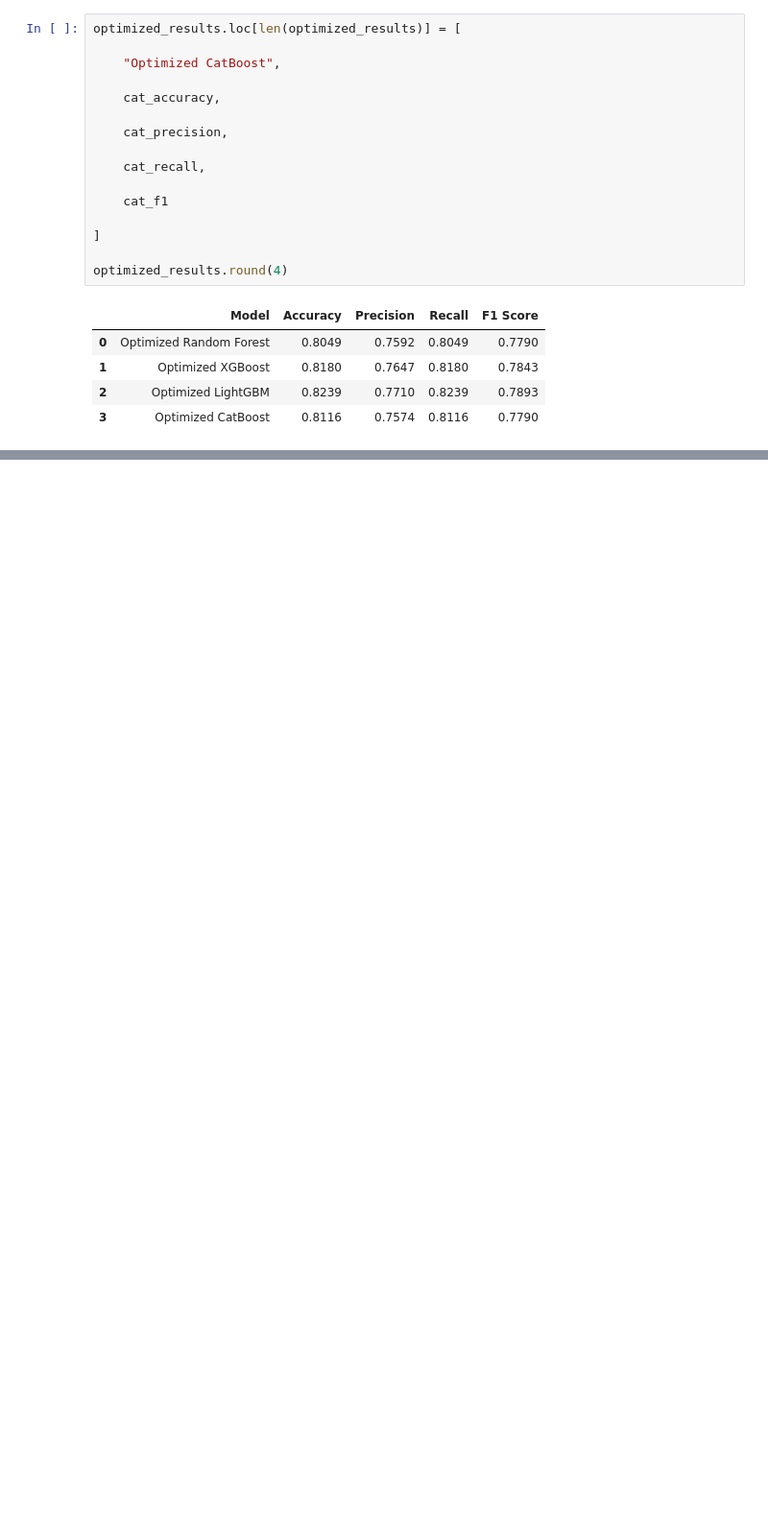
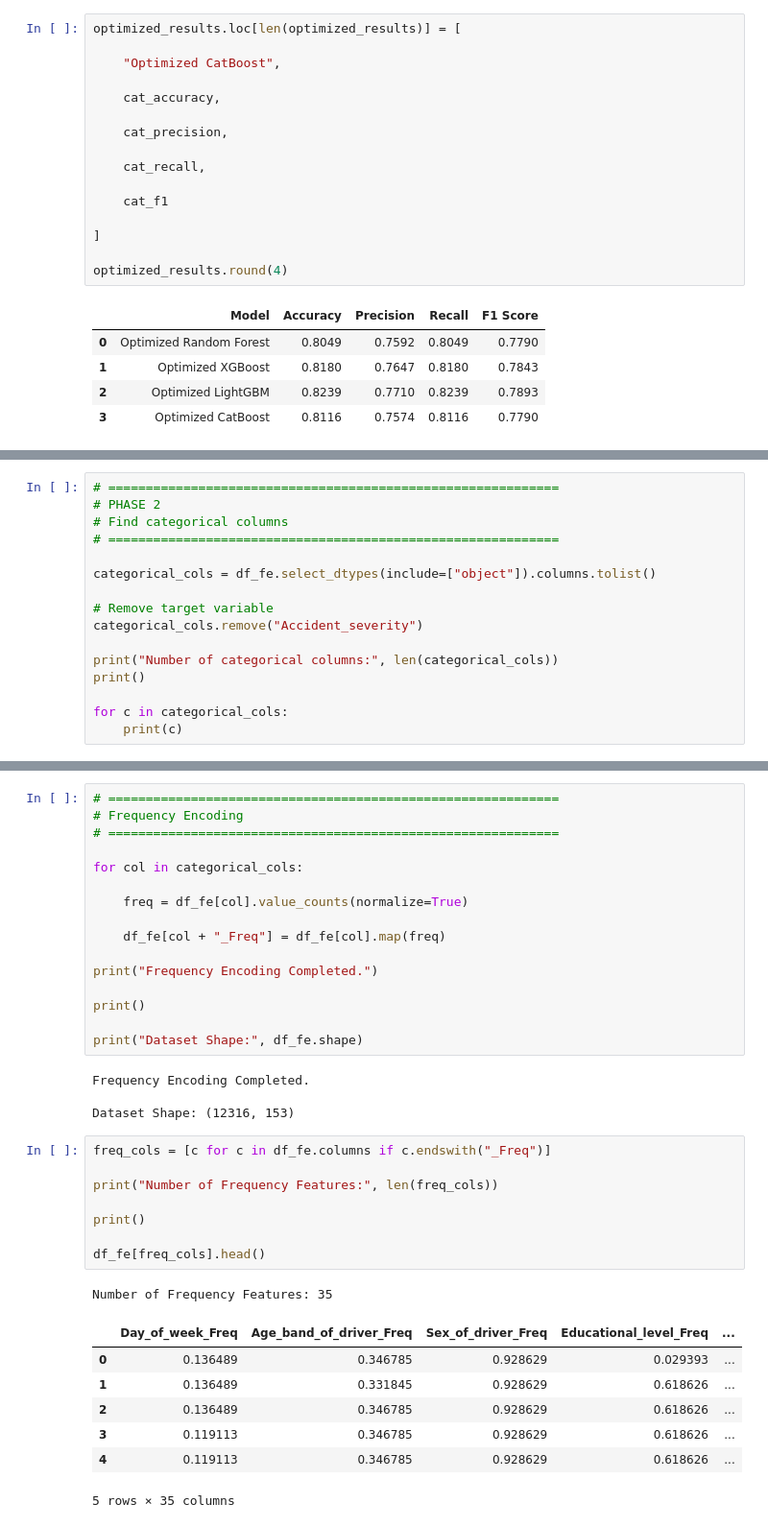
Before and after one commit to Pranjali-3/road-accident-severity-analysis, a Jupyter notebook: road_accident.ipynb, the cells around one changed output, grey strips where cells are left out. Shown at 96% size. Drawn from its saved outputs; the diff is of its cells as text; blank space fills up the shorter version.

```diff
--- a/road_accident.ipynb
+++ b/road_accident.ipynb
@@ -3116,0 +2876,16 @@ False
+# %%
+# ============================================================
+# PHASE 2
+# Find categorical columns
+# ============================================================
+
+categorical_cols = df_fe.select_dtypes(include=["object"]).columns.tolist()
+
+# Remove target variable
+categorical_cols.remove("Accident_severity")
+
+print("Number of categorical columns:", len(categorical_cols))
+print()
+
+for c in categorical_cols:
+    print(c)
@@ -3116,0 +2910,37 @@ False
+# %%
+# ============================================================
+# Frequency Encoding
+# ============================================================
+
+for col in categorical_cols:
+
+    freq = df_fe[col].value_counts(normalize=True)
+
+    df_fe[col + "_Freq"] = df_fe[col].map(freq)
+
+print("Frequency Encoding Completed.")
+
+print()
+
+print("Dataset Shape:", df_fe.shape)
+# %% [output]
+Frequency Encoding Completed.
+
+Dataset Shape: (12316, 153)
+# %%
+freq_cols = [c for c in df_fe.columns if c.endswith("_Freq")]
+
+print("Number of Frequency Features:", len(freq_cols))
+
+print()
+
+df_fe[freq_cols].head()
+# %% [output]
+Number of Frequency Features: 35
+|  | Day_of_week_Freq | Age_band_of_driver_Freq | Sex_of_driver_Freq | Educational_level_Freq | ... |
+| 0 | 0.136489 | 0.346785 | 0.928629 | 0.029393 | ... |
+| 1 | 0.136489 | 0.331845 | 0.928629 | 0.618626 | ... |
+| 2 | 0.136489 | 0.346785 | 0.928629 | 0.618626 | ... |
+| 3 | 0.119113 | 0.346785 | 0.928629 | 0.618626 | ... |
+| 4 | 0.119113 | 0.346785 | 0.928629 | 0.618626 | ... |
+5 rows × 35 columns
```
Also changed, not shown: parts of 109 cells of this notebook, 4 other files.
